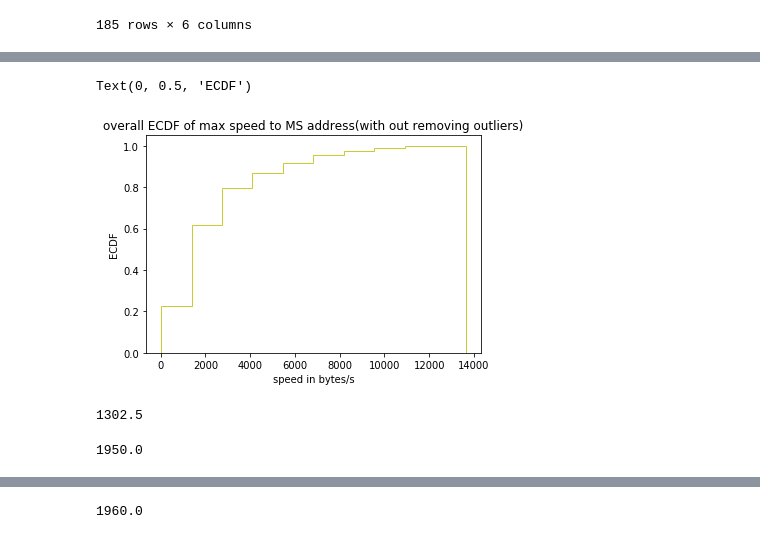
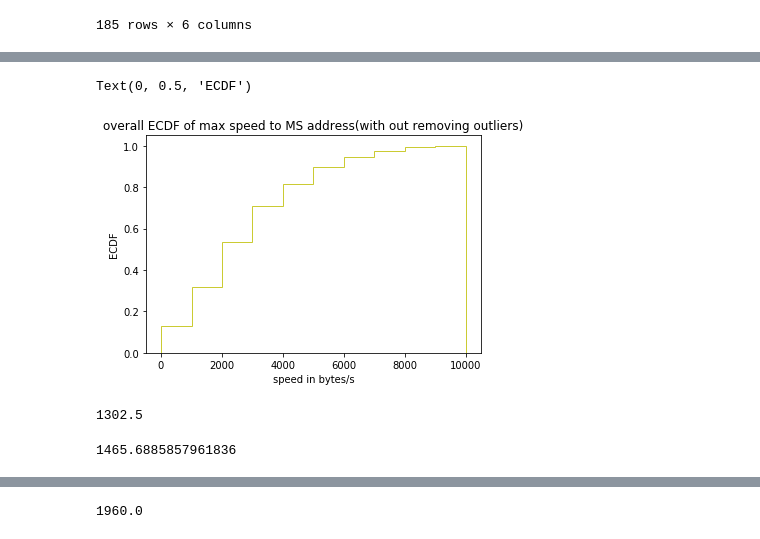
Before and after one commit to wnykuang/activation_detector, a Jupyter notebook: EDA_modeling_final1a.ipynb, the cells around one changed output, grey strips where cells are left out. Drawn from its saved outputs; the diff is of its cells as text; code cells hidden in the pictures.

```diff
--- a/EDA_modeling_final1a.ipynb
+++ b/EDA_modeling_final1a.ipynb
@@ -2638,31 +2638,38 @@ def get_median_bandwidth(dataframe):
 
     def get_median_per_window(large_window):
 
-        _median_in_window = -1
-        window_data_per_second = []
+#         _median_in_window = -1
+#         window_data_per_second = []
 
-        small_window = []
-        start_time = large_window[0][0]
+#         small_window = []
+#         start_time = large_window[0][0]
 
-        for time, datum in large_window:
-            if small_window and time > start_time + 1:
-                data_in_second = sum(small_window)
-                window_data_per_second.append(data_in_second)
-                start_time = time
-                small_window = []
-                continue
+#         for time, datum in large_window:
+#             if small_window and time > start_time + 1:
+#                 data_in_second = sum(small_window)
+#                 window_data_per_second.append(data_in_second)
+#                 start_time = time
+#                 small_window = []
+#                 continue
 
-            small_window.append(datum)
-        data_in_second = sum(small_window)
-        window_data_per_second.append(data_in_second)
+#             small_window.append(datum)
+#         data_in_second = sum(small_window)
+#         window_data_per_second.append(data_in_second)
 
-        #print(window_data_per_second, large_window)
-        return np.median(window_data_per_second)
+#         #print(window_data_per_second, large_window)
+#         return np.median(window_data_per_second)
+        large_window_data = 0
+        for timestamp, data in large_window:
+            large_window_data += data
+
+        start_timestamp = large_window[0][0]
+        end_timestamp = large_window[-1][0]
+        return large_window_data/(end_timestamp - start_timestamp)
 
     while idx < (len(dataframe) - 1):
         large_window = get_large_window(idx , dataframe.time, dataframe.length)
         _min = get_median_per_window(large_window)
-        if _min != -1:
+        if _min != float('inf'):
             res.append(_min)
         idx += 1
         if idx % 10000 == 0:
@@ -2858,16 +2883,18 @@ medians_speeds_activations = []
 for median in median_among_activatiosn:
     for m in median:
         medians_speeds_activations.append(m)
+# %%
+medians_speeds_activations = np.asarray(medians_speeds_activations)
 # %%
-temp = np.asarray(medians_speeds_activations)
+temp = medians_speeds_activations[medians_speeds_activations < 10000]
 plt.hist(temp, density=True, cumulative=True, label='CDF',
          histtype='step', alpha=0.8, color='y')
 plt.title("overall ECDF of max speed to MS address(with out removing outliers)")
 plt.xlabel("speed in bytes/s")
 plt.ylabel("ECDF")
 # %% [output]
 Text(0, 0.5, 'ECDF')
-[figure, old version]
+[figure, new version]
 # %%
 min(medians_speeds_activations)
 # %% [output]
@@ -2881,5 +2908,5 @@ for ls in medians_among_idles:
 np.percentile(all_medians_idles, 95)
 #95% speeds from median is lower than 1950
 # %% [output]
-1950.0
+1465.6885857961836
 # %%
```
Also changed, not shown: parts of 14 cells of this notebook.
